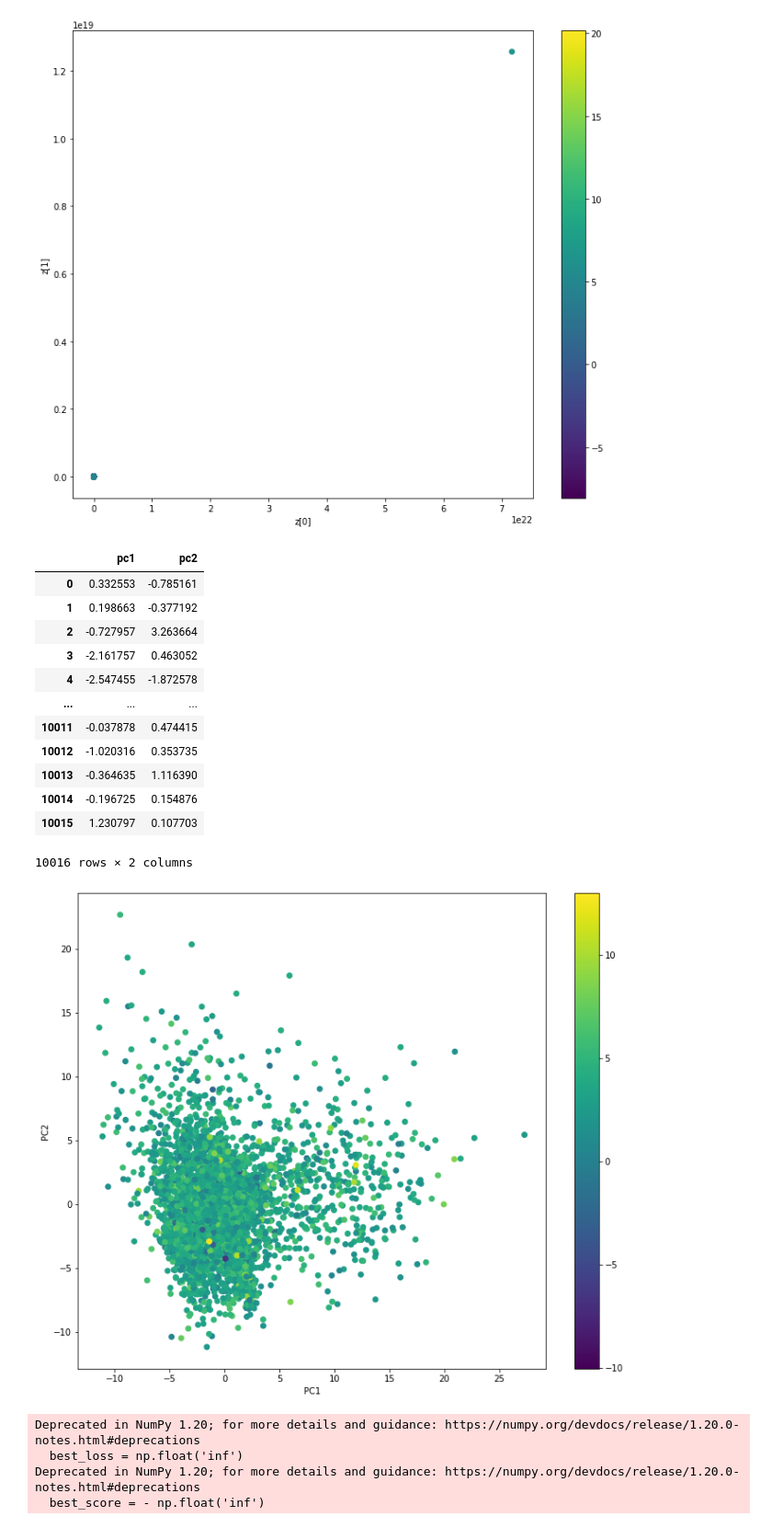
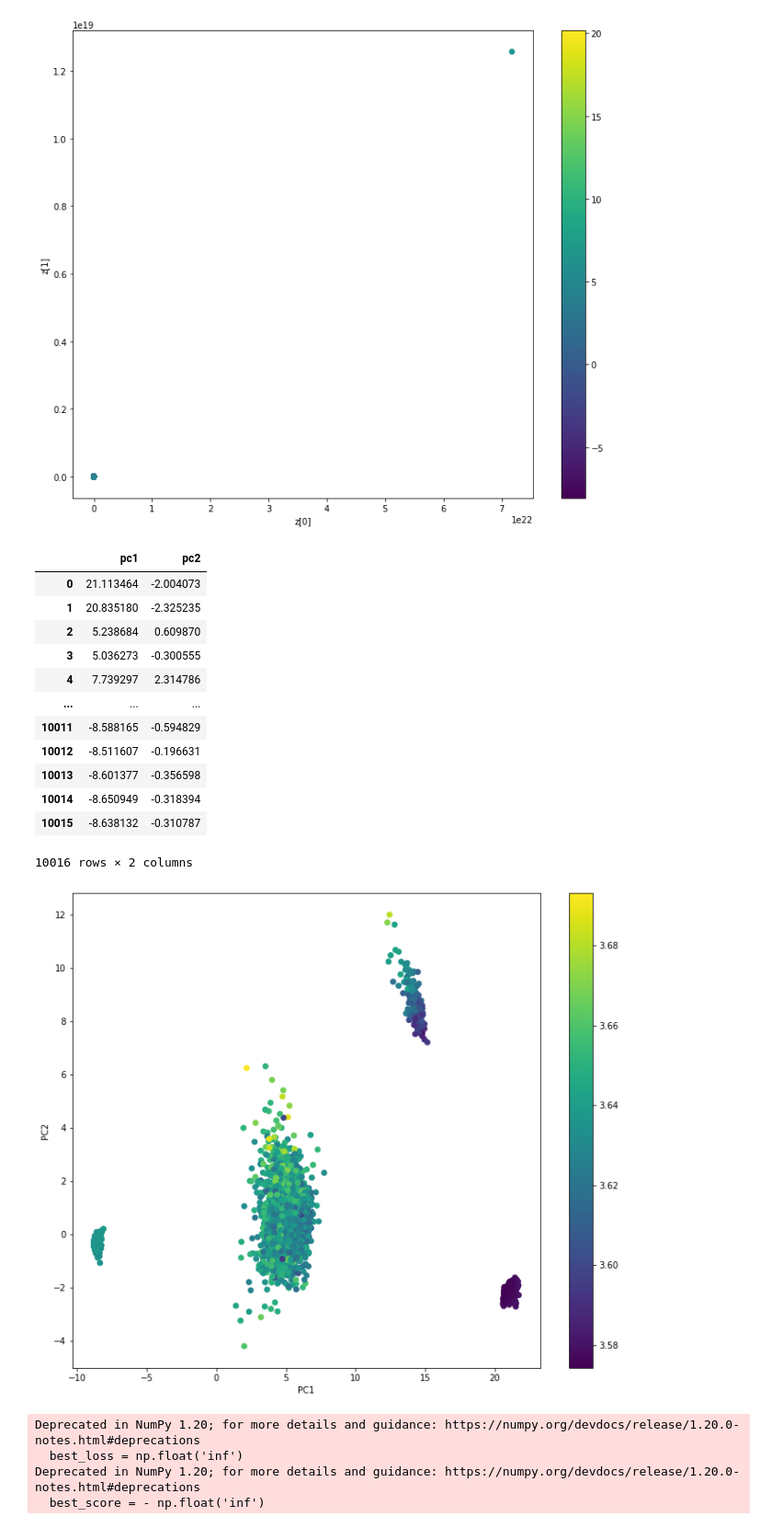
Before and after one commit to panukorn17/drug_discovery_models, a Jupyter notebook: fragment-based-dgm/Latent Space Optimisation.ipynb, the cells around one changed output. Shown at 92% size. Saved outputs shown, nothing was run; the diff lists cells and outputs as text; code cells hidden in the pictures.

```diff
--- a/fragment-based-dgm/Latent Space Optimisation.ipynb
+++ b/fragment-based-dgm/Latent Space Optimisation.ipynb
@@ -81,7 +81,7 @@ plt.show()
 # %%
 from sklearn.decomposition import PCA
 from sklearn.preprocessing import StandardScaler
-x = mu_stack.detach().numpy()
+x = mu_stack.cpu().detach().numpy()
 x = StandardScaler().fit_transform(x)
 pca = PCA(n_components=2)
 principalComponents = pca.fit_transform(x)
@@ -90,31 +90,31 @@ principalDf = pd.DataFrame(data = principalComponents, columns = ['pc1', 'pc2'])
 principalDf
 # %% [output]
 |  | pc1 | pc2 |
-| 0 | 0.332553 | -0.785161 |
-| 1 | 0.198663 | -0.377192 |
-| 2 | -0.727957 | 3.263664 |
-| 3 | -2.161757 | 0.463052 |
-| 4 | -2.547455 | -1.872578 |
+| 0 | 21.113464 | -2.004073 |
+| 1 | 20.835180 | -2.325235 |
+| 2 | 5.238684 | 0.609870 |
+| 3 | 5.036273 | -0.300555 |
+| 4 | 7.739297 | 2.314786 |
 | ... | ... | ... |
-| 10011 | -0.037878 | 0.474415 |
-| 10012 | -1.020316 | 0.353735 |
-| 10013 | -0.364635 | 1.116390 |
-| 10014 | -0.196725 | 0.154876 |
-| 10015 | 1.230797 | 0.107703 |
+| 10011 | -8.588165 | -0.594829 |
+| 10012 | -8.511607 | -0.196631 |
+| 10013 | -8.601377 | -0.356598 |
+| 10014 | -8.650949 | -0.318394 |
+| 10015 | -8.638132 | -0.310787 |
 10016 rows × 2 columns
 # %%
 plt.figure(figsize=(12, 10))
 plt.scatter(principalDf['pc1'].to_numpy(),
             principalDf['pc2'].to_numpy(),
-            c=dataset.data.iloc[data_sample_index].logP.to_numpy())
+            c=pred_stack.cpu().detach().numpy())
 plt.xlabel("PC1")
 plt.ylabel("PC2")
 plt.colorbar()
 #plt.xlim(-0.08, -0.075)
 #plt.ylim(-0.055, -0.05)
 plt.show()
 # %% [output]
-[figure, old version]
+[figure, new version]
 # %%
 def get_optimizer(config, model):
     return Adam(model.parameters(), lr=config.get('optim_lr'))
```
Also changed, not shown: parts of 7 cells of this notebook.
